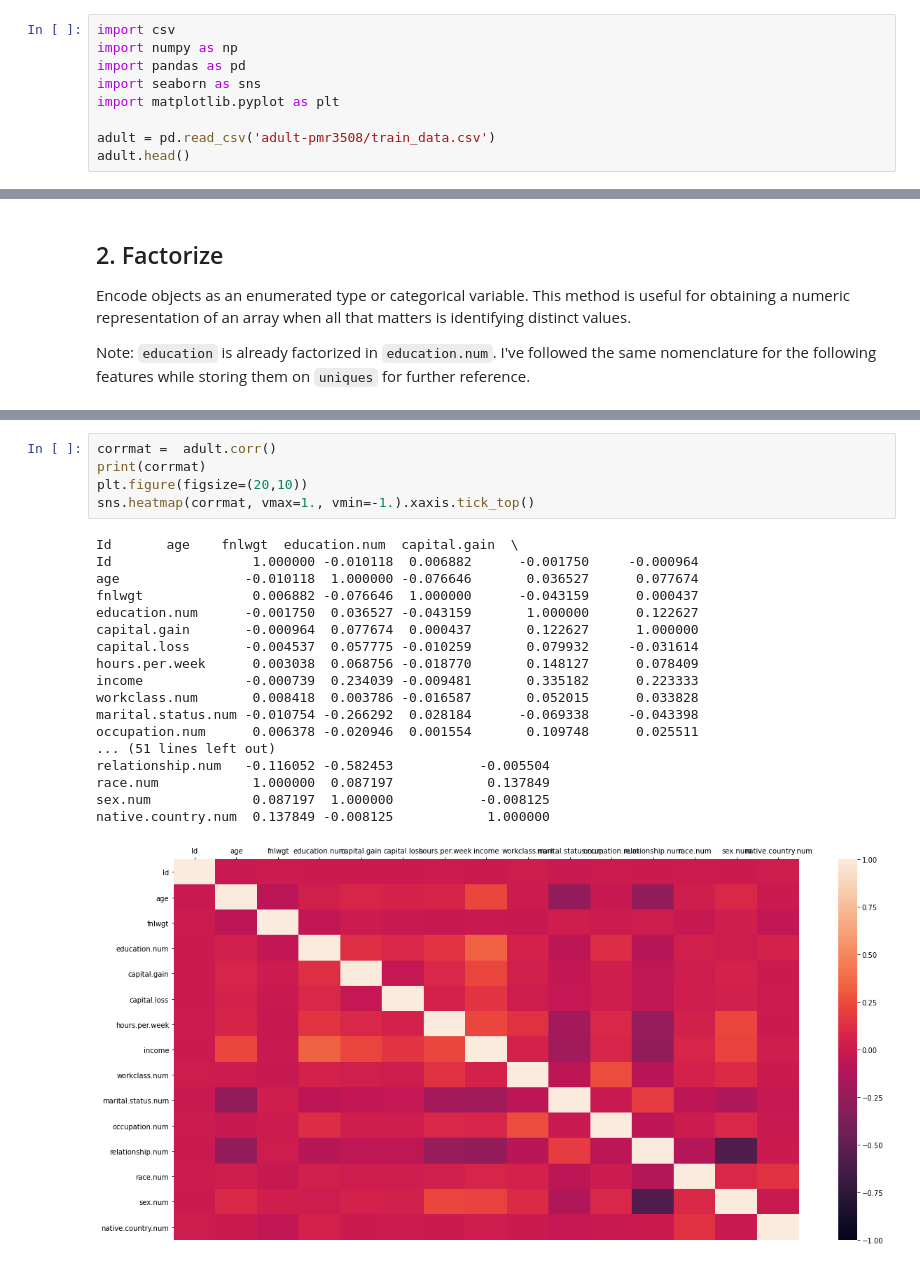
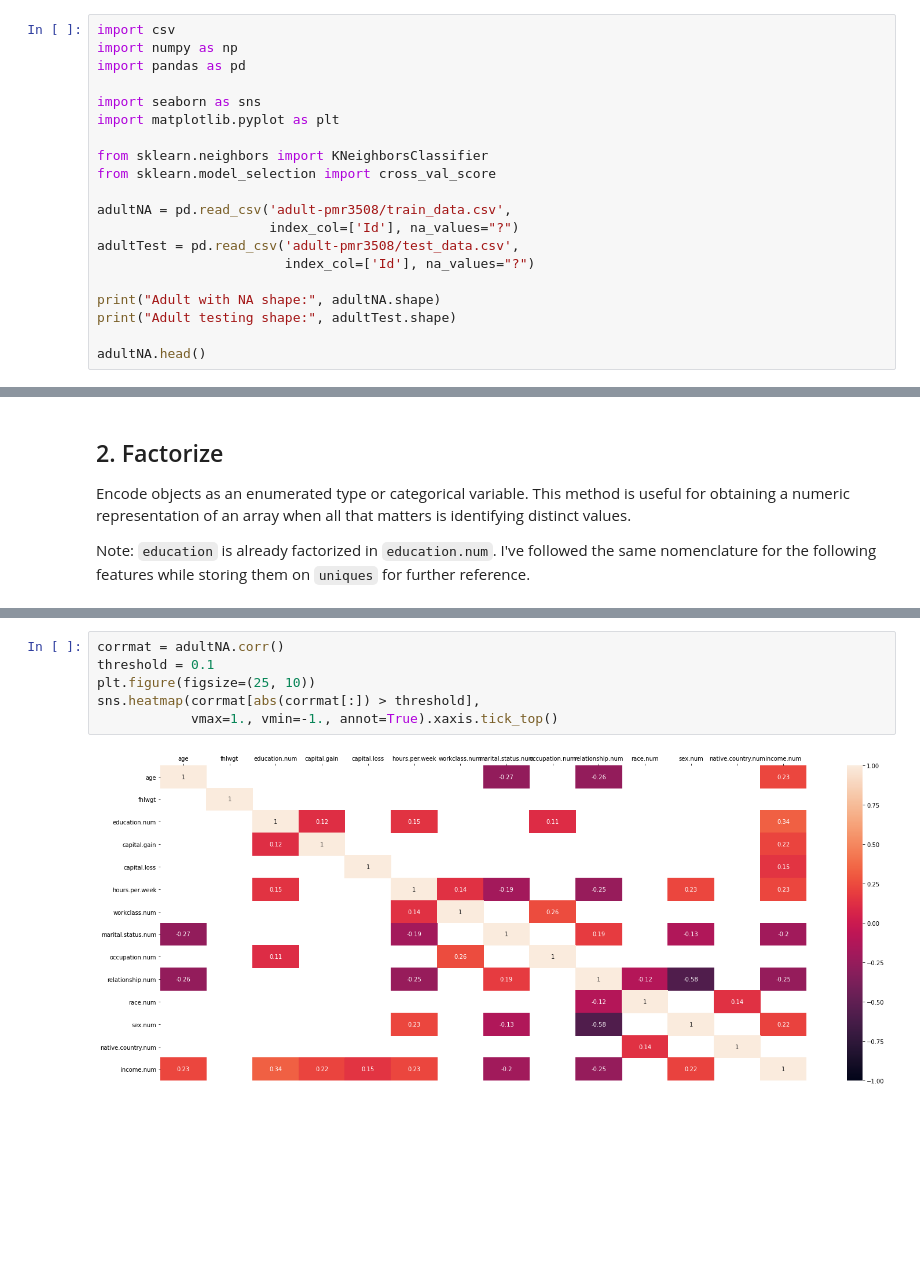
Before and after one commit to vitorgt/PMR3508, a Jupyter notebook: knn/knn-adult.ipynb, the cells around one changed output, grey strips where cells are left out. Saved outputs shown, nothing was run; the diff lists cells and outputs as text; blank space fills up the shorter version.

```diff
--- a/knn/knn-adult.ipynb
+++ b/knn/knn-adult.ipynb
@@ -14,9 +21,20 @@ This analysis consists in predicting whether someone has an income greater or le
 import csv
 import numpy as np
 import pandas as pd
+
 import seaborn as sns
 import matplotlib.pyplot as plt
 
-adult = pd.read_csv('adult-pmr3508/train_data.csv')
-adult.head()
+from sklearn.neighbors import KNeighborsClassifier
+from sklearn.model_selection import cross_val_score
+
+adultNA = pd.read_csv('adult-pmr3508/train_data.csv',
+                      index_col=['Id'], na_values="?")
+adultTest = pd.read_csv('adult-pmr3508/test_data.csv',
+                        index_col=['Id'], na_values="?")
+
+print("Adult with NA shape:", adultNA.shape)
+print("Adult testing shape:", adultTest.shape)
+
+adultNA.head()
 # %% [output]
@@ -90,24 +109,8 @@ array([[<AxesSubplot:title={'center':'Id'}>,
 # %%
-corrmat =  adult.corr()
-print(corrmat)
-plt.figure(figsize=(20,10))
-sns.heatmap(corrmat, vmax=1., vmin=-1.).xaxis.tick_top()
+corrmat = adultNA.corr()
+threshold = 0.1
+plt.figure(figsize=(25, 10))
+sns.heatmap(corrmat[abs(corrmat[:]) > threshold],
+            vmax=1., vmin=-1., annot=True).xaxis.tick_top()
 # %% [output]
-Id       age    fnlwgt  education.num  capital.gain  \
-Id                  1.000000 -0.010118  0.006882      -0.001750     -0.000964
-age                -0.010118  1.000000 -0.076646       0.036527      0.077674
-fnlwgt              0.006882 -0.076646  1.000000      -0.043159      0.000437
-education.num      -0.001750  0.036527 -0.043159       1.000000      0.122627
-capital.gain       -0.000964  0.077674  0.000437       0.122627      1.000000
-capital.loss       -0.004537  0.057775 -0.010259       0.079932     -0.031614
-hours.per.week      0.003038  0.068756 -0.018770       0.148127      0.078409
-income             -0.000739  0.234039 -0.009481       0.335182      0.223333
-workclass.num       0.008418  0.003786 -0.016587       0.052015      0.033828
-marital.status.num -0.010754 -0.266292  0.028184      -0.069338     -0.043398
-occupation.num      0.006378 -0.020946  0.001554       0.109748      0.025511
-... (51 lines left out)
-relationship.num   -0.116052 -0.582453           -0.005504
-race.num            1.000000  0.087197            0.137849
-sex.num             0.087197  1.000000           -0.008125
-native.country.num  0.137849 -0.008125            1.000000
-[figure, old version]
+[figure, new version]
```
Also changed, not shown: parts of 26 cells of this notebook, 1 other file.
